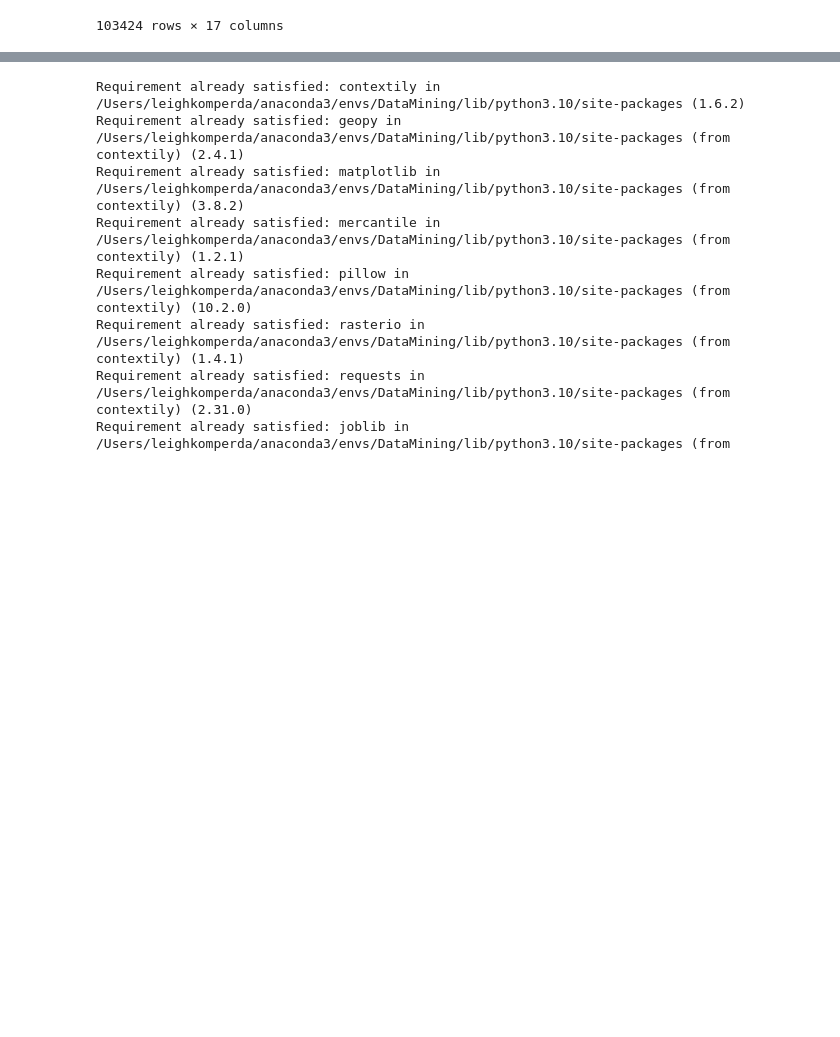
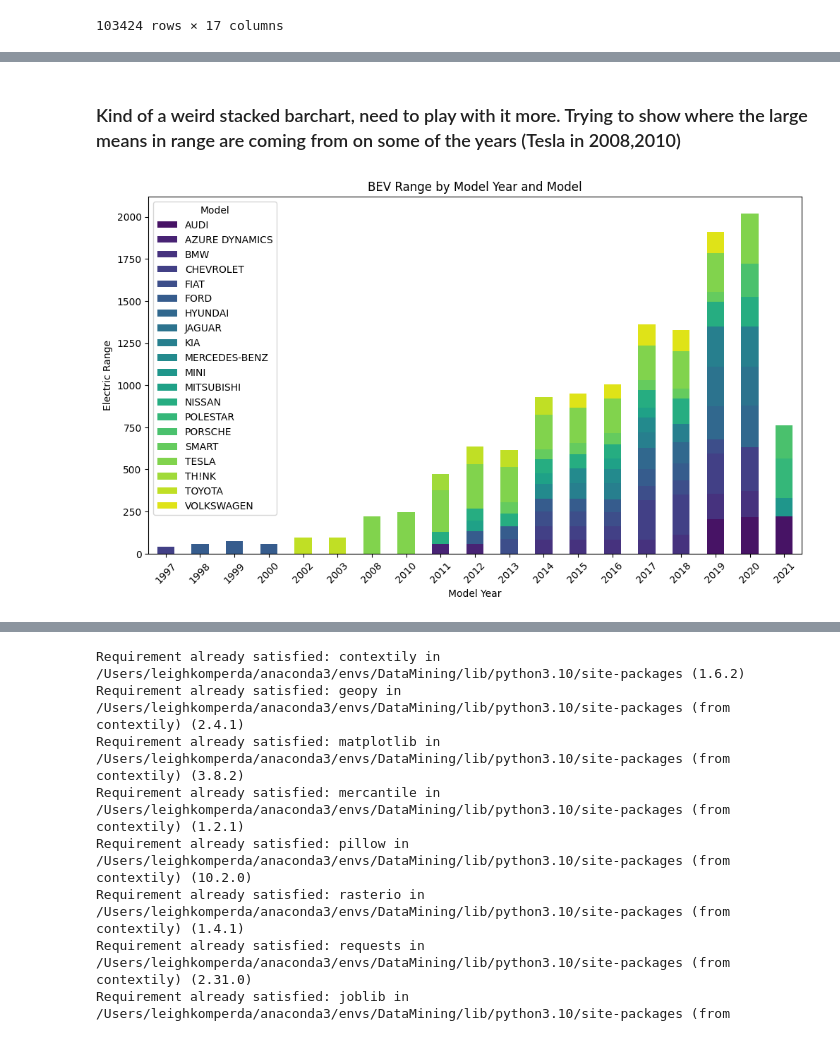
Before and after one commit to MichaelHowick/CS4580-EDA-Assignment, a Jupyter notebook: lk_notebook.ipynb, the cells around one changed output, grey strips where cells are left out. Cells and saved outputs as stored; diff of their text form; code cells hidden in the pictures; blank space fills up the shorter version.

```diff
--- a/lk_notebook.ipynb
+++ b/lk_notebook.ipynb
@@ -60,0 +122,14 @@ bev_df
+# %% [markdown]
+### Kind of a weird stacked barchart, need to play with it more. Trying to show where the large means in range are coming from on some of the years (Tesla in 2008,2010)
+# %%
+bev_pivot = bev_make_range_df.pivot(index='Model Year', columns='Make', values='Electric Range')
+colors = sns.color_palette("viridis", len(bev_pivot.columns))
+ax = bev_pivot.plot(kind='bar', stacked=True, figsize=(10, 6), color=colors)
+plt.xticks(rotation=45)
+plt.tight_layout()
+plt.title('BEV Range by Model Year and Model')
+plt.ylabel('Electric Range')
+plt.legend(title='Model')
+plt.show()
+# %% [output]
+[figure, added]
```
Also changed, not shown: parts of 17 cells of this notebook, 6 other files.
